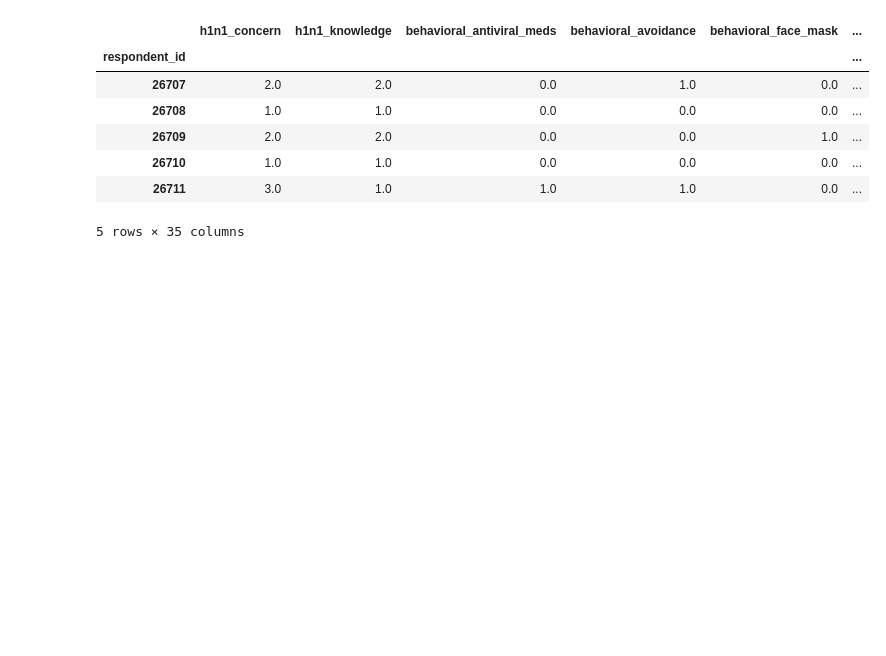
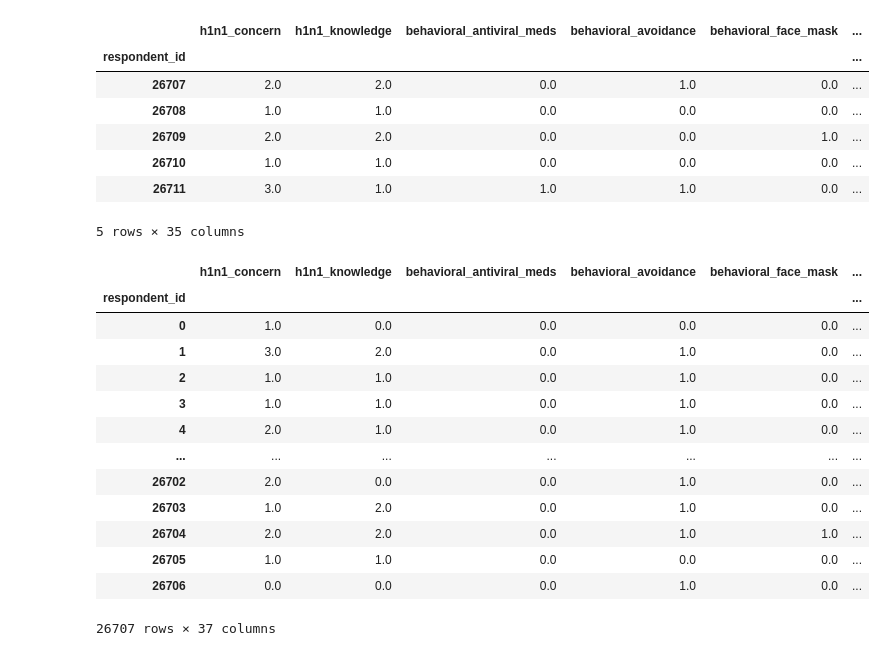
Before and after one commit to Rgmoogachiri/DSC-phase-3-project, a Jupyter notebook: H1N1_and_seasonal_flu_vaccines_prediction.ipynb, the cells around one changed output. Saved outputs shown, nothing was run; the diff lists cells and outputs as text; code cells hidden in the pictures; blank space fills up the shorter version.

```diff
--- a/H1N1_and_seasonal_flu_vaccines_prediction.ipynb
+++ b/H1N1_and_seasonal_flu_vaccines_prediction.ipynb
@@ -59,0 +68,19 @@ test_validation_df.head()
+# %%
+## Merge the features and labels data
+merged_df = pd.concat([train_features_df, train_labels_df], axis =1)
+merged_df
+# %% [output]
+|  | h1n1_concern | h1n1_knowledge | behavioral_antiviral_meds | behavioral_avoidance | behavioral_face_mask | ... |
+| respondent_id |  |  |  |  |  | ... |
+| 0 | 1.0 | 0.0 | 0.0 | 0.0 | 0.0 | ... |
+| 1 | 3.0 | 2.0 | 0.0 | 1.0 | 0.0 | ... |
+| 2 | 1.0 | 1.0 | 0.0 | 1.0 | 0.0 | ... |
+| 3 | 1.0 | 1.0 | 0.0 | 1.0 | 0.0 | ... |
+| 4 | 2.0 | 1.0 | 0.0 | 1.0 | 0.0 | ... |
+| ... | ... | ... | ... | ... | ... | ... |
+| 26702 | 2.0 | 0.0 | 0.0 | 1.0 | 0.0 | ... |
+| 26703 | 1.0 | 2.0 | 0.0 | 1.0 | 0.0 | ... |
+| 26704 | 2.0 | 2.0 | 0.0 | 1.0 | 1.0 | ... |
+| 26705 | 1.0 | 1.0 | 0.0 | 0.0 | 0.0 | ... |
+| 26706 | 0.0 | 0.0 | 0.0 | 1.0 | 0.0 | ... |
+26707 rows × 37 columns
```
Also changed, not shown: parts of 36 cells of this notebook, 1 other file.
